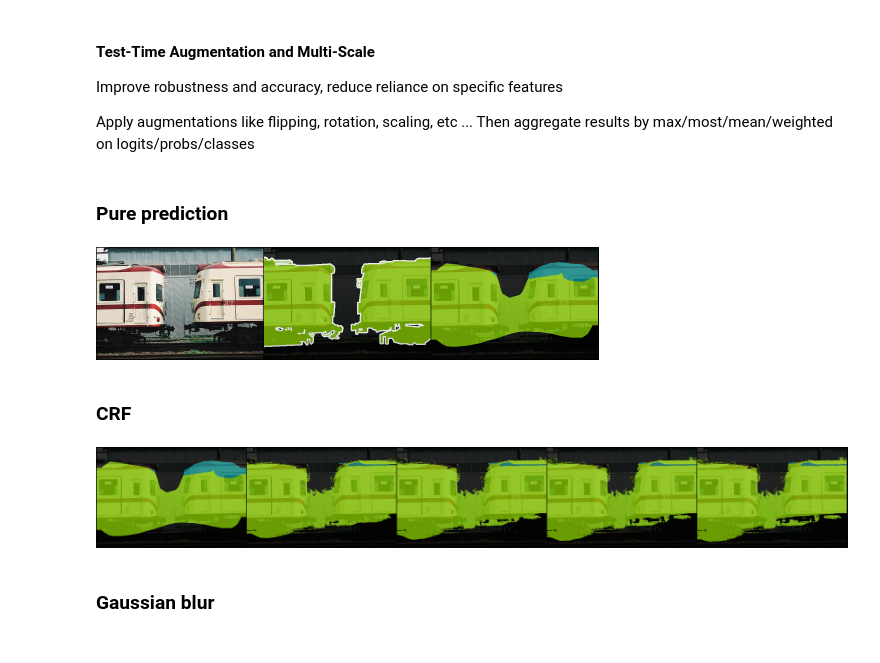
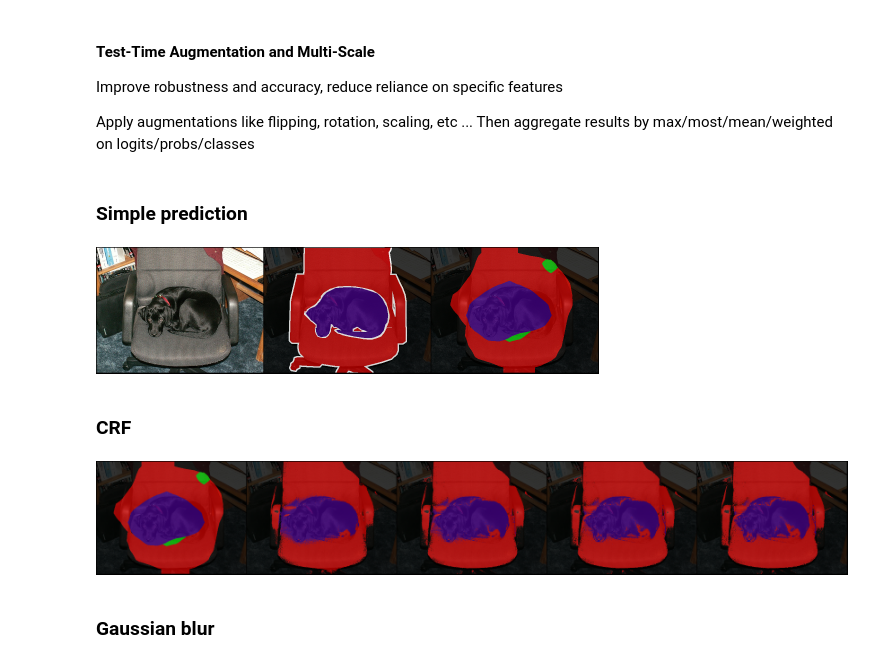
Before and after one commit to CyrusCKF/PixSeg, a Jupyter notebook: tasks/inference.ipynb, the cells around one changed output. Cells and saved outputs as stored; diff of their text form; code cells hidden in the pictures.

```diff
--- a/tasks/inference.ipynb
+++ b/tasks/inference.ipynb
@@ -148,7 +51,9 @@ weights = FCN_ResNet34_Weights.VOC2012
 model = fcn_resnet34(weights=weights)
 transforms = SegmentationTransform()
 augment = weights.value.transforms()
-dataset = VOCSegmentation(r"D:\_Dataset", image_set="val", transforms=transforms)
+dataset = VOCSegmentation(
+    r"..\dataset", image_set="val", transforms=transforms, year="2007"
+)
 metadata = resolve_metadata("VOC")
 device = "cuda" if torch.cuda.is_available() else "cpu"
 # %%
@@ -156,13 +61,13 @@ data: tuple[Tensor, Tensor] = dataset[1]
 image, mask = data
 model.eval().to(device)
 with torch.no_grad():
-    images, masks = image.unsqueeze(0), mask.unsqueeze(0)
-    logits, _ = forward_batch(model, images, masks, augment, None, device)
+    images = image.unsqueeze(0)
+    logits, _ = forward_batch(model, images, None, augment, None, device)
 logit = logits["out"].squeeze(0)
 prob = torch.softmax(logit, 0)
 pred = logit.argmax(0)
 # %% [markdown]
-### Pure prediction
+### Simple prediction
 # %%
 colors = metadata.colors
 mask_overlay = draw_mask_on_image(image, mask, colors)
@@ -171,30 +76,22 @@ snapshot = combine_images([image, mask_overlay, pred_overlay])
 snapshot_pil: Image = TF.to_pil_image(snapshot)
 display(snapshot_pil.reduce(3))
 # %% [output]
-[figure, old version]
+[figure, new version]
 # %% [markdown]
 ### CRF
 # %%
 crf_overlays = []
-crf_prob = torch.softmax(logit, dim=0).numpy(force=True)
-crf_image = (
-    TF.to_dtype(image, torch.uint8, scale=True)
-    .permute(1, 2, 0)
-    .contiguous()
-    .numpy(force=True)
-)
 for i in range(0, 10, 2):
-    crf_refined = refine_prob_by_crf(crf_prob, crf_image, iter=i)
-    crf_pred = crf_refined.argmax(0)
-    crf_pred_tensor = torch.tensor(crf_pred, dtype=torch.uint8)
-    crf_overlay = draw_mask_on_image(image, crf_pred_tensor, colors)
+    crf_refined = refine_prob_by_crf(prob.numpy(force=True), image, iter=i)
+    crf_pred = torch.tensor(crf_refined).argmax(0)
+    crf_overlay = draw_mask_on_image(image, crf_pred, colors)
     crf_overlays.append(crf_overlay)
 
 crf_snapshot = combine_images(crf_overlays)
 crf_snapshot_pil: Image = TF.to_pil_image(crf_snapshot)
 display(crf_snapshot_pil.reduce(3))
 # %% [output]
-[figure, old version]
+[figure, new version]
 # %% [markdown]
 ### Gaussian blur
 # %%
```
Also changed, not shown: parts of 12 cells of this notebook, 5 other files.
